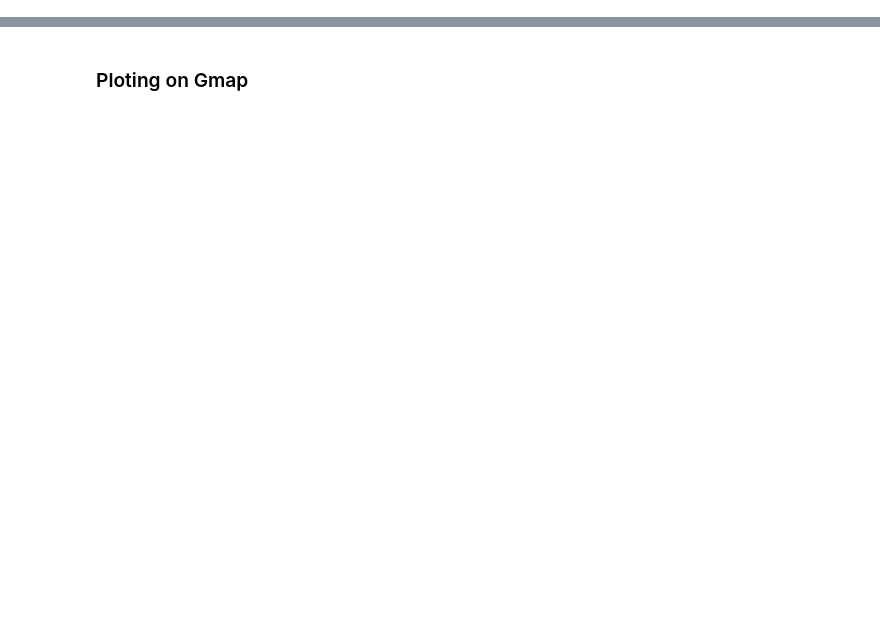
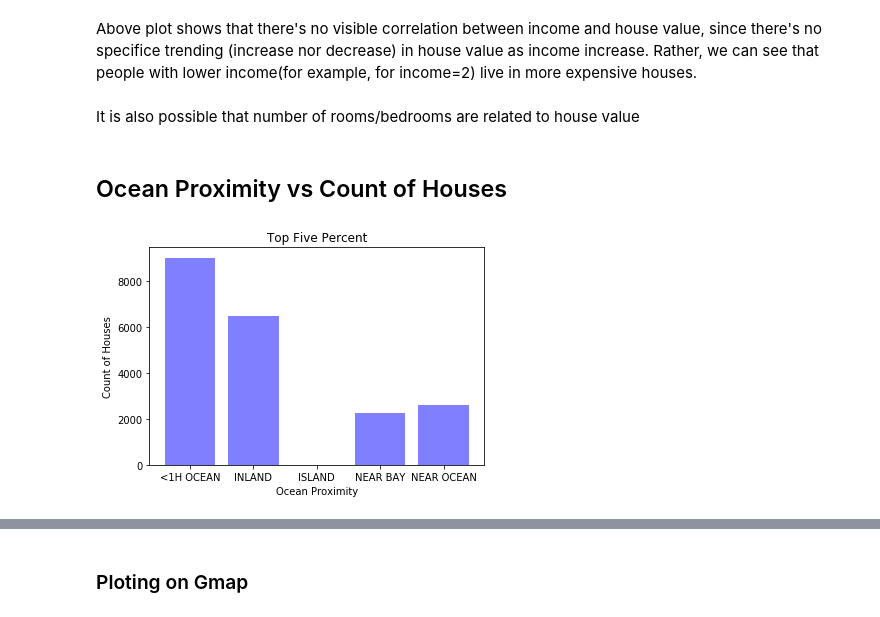
Before and after one commit to truonglybach/project1_UCI, a Jupyter notebook: shayan.ipynb, the cells around one changed output, grey strips where cells are left out. Drawn from its saved outputs; the diff is of its cells as text; code cells hidden in the pictures; blank space fills up the shorter version.

```diff
--- a/shayan.ipynb
+++ b/shayan.ipynb
@@ -73,0 +80,17 @@ top_5["housing_median_age"].mean()
+# %% [markdown]
+Above plot shows that there's no visible correlation between income and house value, since there's no specifice trending (increase nor decrease) in house value as income increase. Rather, we can see that people with lower income(for example, for income=2) live in more expensive houses.
+# %% [markdown]
+It is also possible that number of rooms/bedrooms are related to house value
+# %% [markdown]
+## Ocean Proximity vs Count of Houses
+# %%
+x_axis_op = ["<1H OCEAN", "INLAND", "ISLAND", "NEAR BAY", "NEAR OCEAN"]
+y_axis_op = df1.groupby("ocean_proximity").count().rename(columns={"longitude": "count_of_houses"})["count_of_houses"]
+plt.bar(x_axis_op, y_axis_op, color='b', alpha=0.5, align='center')
+plt.xlabel("Ocean Proximity")
+plt.ylabel("Count of Houses")
+op_bar_chart = plt.title("Top Five Percent")
+plt.savefig("Plot/all_NOP.png")
+plt.show()
+# %% [output]
+[figure, added]
```
Also changed, not shown: parts of 56 cells of this notebook, 1 other file.
